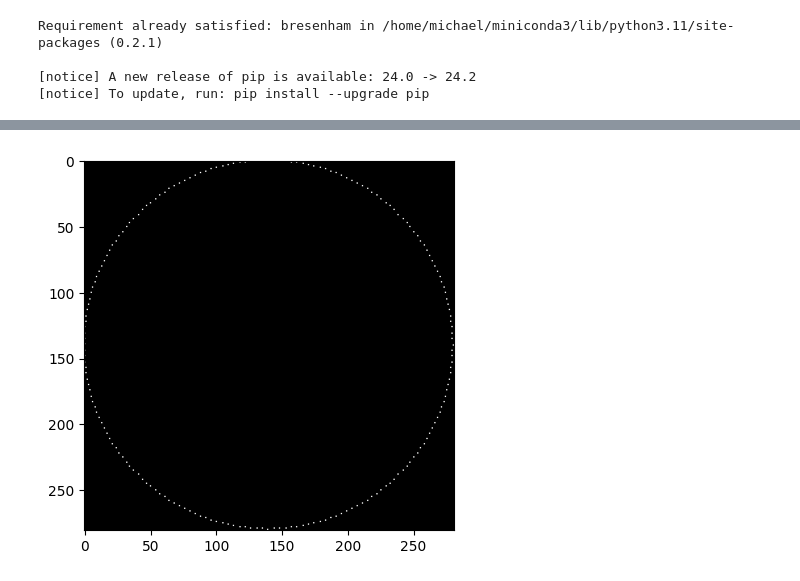
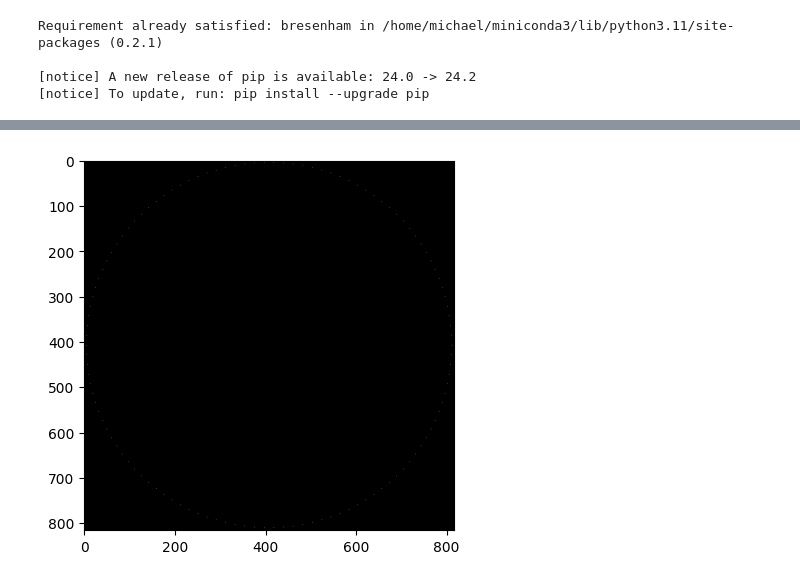
Before and after one commit to ticvac/konfera_string_art, a Jupyter notebook: mse/mse3.ipynb, the cells around one changed output, grey strips where cells are left out. Saved outputs shown, nothing was run; the diff lists cells and outputs as text; code cells hidden in the pictures.

```diff
--- a/mse/mse3.ipynb
+++ b/mse/mse3.ipynb
@@ -15,7 +15,8 @@ from tqdm import tqdm
 import math
 from bresenham import bresenham as line_iter
 # %%
-img = cv2.imread("../mse/rick_vig.png")
+img = cv2.imread("../radim.png")
+img = cv2.resize(img, (img.shape[0] * 2, img.shape[1] * 2))
 # img = np.full_like(img, 0)
 img = cv2.cvtColor(img, cv2.COLOR_BGR2GRAY)
 # cv2.line(img, (140, 140), (140, 140), 255, 150)
@@ -62,26 +63,26 @@ imshow(img, cmap="gray")
 # %%
 def generate_circle_points(center, radius, n):
     angles = np.linspace(0, 2 * np.pi, n, endpoint=False)
     points = [
         (center[0] + radius * np.cos(angle), center[1] + radius * np.sin(angle))
         for angle in angles
     ]
     return points
 
 
 center = (img.shape[0] // 2, img.shape[1] // 2)
-radius = min(img.shape) // 2
-n = 200
+radius = min(img.shape) // 2 - 5
+n = 118
 circle_points = generate_circle_points(center, radius, n)
 
 # Plot the points on the image
 img_gray = np.full_like(img, 0)
 for point in circle_points:
     img_gray[int(point[1]), int(point[0])] = 255
 
 imshow(img_gray, cmap="gray")
 
 spagat = [0]
 # %% [output]
-[figure, old version]
+[figure, new version]
 # %%
```
Also changed, not shown: parts of 4 cells of this notebook, 4 other files.
